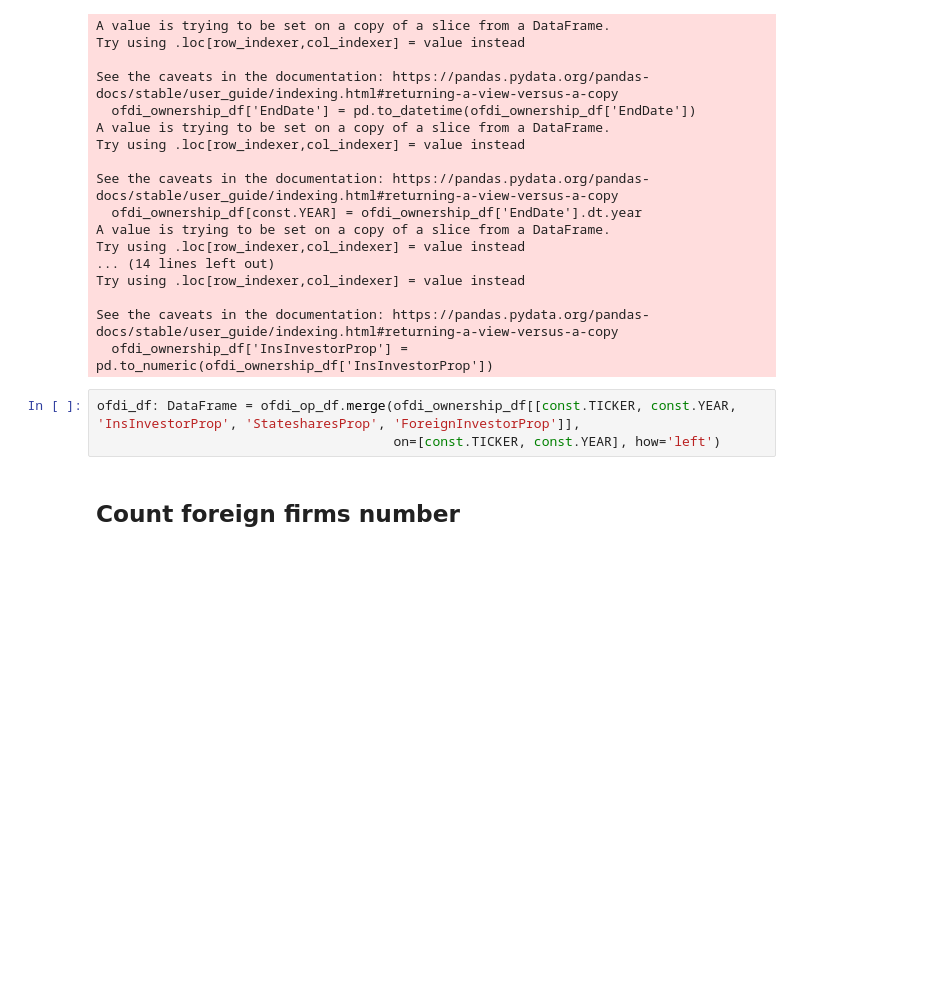
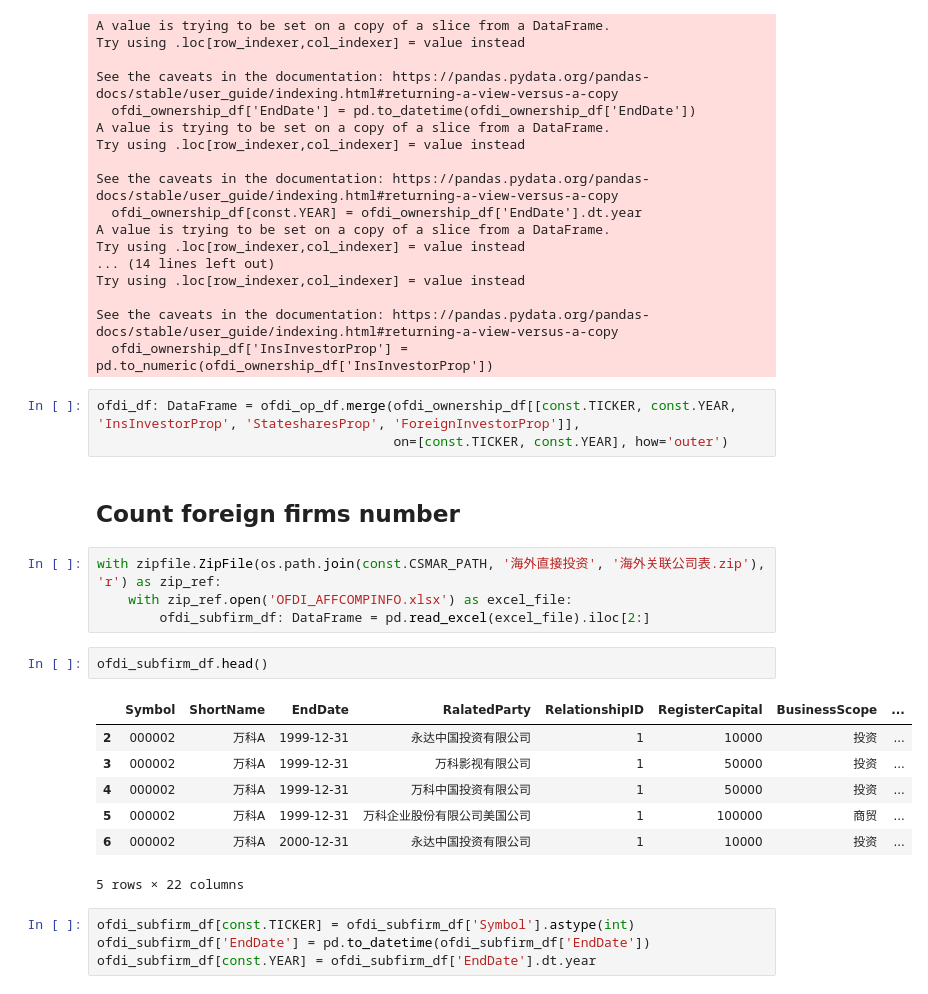
Before and after one commit to wangyouan/CapitalControl, a Jupyter notebook: Notebook/AppendFinanceCost.ipynb, the cells around one changed output. Cells and saved outputs as stored; diff of their text form; blank space fills up the shorter version.

Commit message:
construct foreign related information

```diff
--- a/Notebook/AppendFinanceCost.ipynb
+++ b/Notebook/AppendFinanceCost.ipynb
@@ -849,6 +849,24 @@ See the caveats in the documentation: https://pandas.pydata.org/pandas-docs/stab
   ofdi_ownership_df['InsInvestorProp'] = pd.to_numeric(ofdi_ownership_df['InsInvestorProp'])
 # %%
 ofdi_df: DataFrame = ofdi_op_df.merge(ofdi_ownership_df[[const.TICKER, const.YEAR, 'InsInvestorProp', 'StatesharesProp', 'ForeignInvestorProp']],
-                                      on=[const.TICKER, const.YEAR], how='left')
+                                      on=[const.TICKER, const.YEAR], how='outer')
 # %% [markdown]
 ## Count foreign firms number
+# %%
+with zipfile.ZipFile(os.path.join(const.CSMAR_PATH, '海外直接投资', '海外关联公司表.zip'), 'r') as zip_ref:
+    with zip_ref.open('OFDI_AFFCOMPINFO.xlsx') as excel_file:
+        ofdi_subfirm_df: DataFrame = pd.read_excel(excel_file).iloc[2:]
+# %%
+ofdi_subfirm_df.head()
+# %% [output]
+|  | Symbol | ShortName | EndDate | RalatedParty | RelationshipID | RegisterCapital | BusinessScope | ... |
+| 2 | 000002 | 万科A | 1999-12-31 | 永达中国投资有限公司 | 1 | 10000 | 投资 | ... |
+| 3 | 000002 | 万科A | 1999-12-31 | 万科影视有限公司 | 1 | 50000 | 投资 | ... |
+| 4 | 000002 | 万科A | 1999-12-31 | 万科中国投资有限公司 | 1 | 50000 | 投资 | ... |
+| 5 | 000002 | 万科A | 1999-12-31 | 万科企业股份有限公司美国公司 | 1 | 100000 | 商贸 | ... |
+| 6 | 000002 | 万科A | 2000-12-31 | 永达中国投资有限公司 | 1 | 10000 | 投资 | ... |
+5 rows × 22 columns
+# %%
+ofdi_subfirm_df[const.TICKER] = ofdi_subfirm_df['Symbol'].astype(int)
+ofdi_subfirm_df['EndDate'] = pd.to_datetime(ofdi_subfirm_df['EndDate'])
+ofdi_subfirm_df[const.YEAR] = ofdi_subfirm_df['EndDate'].dt.year
```
Also changed, not shown: parts of 18 cells of this notebook.
